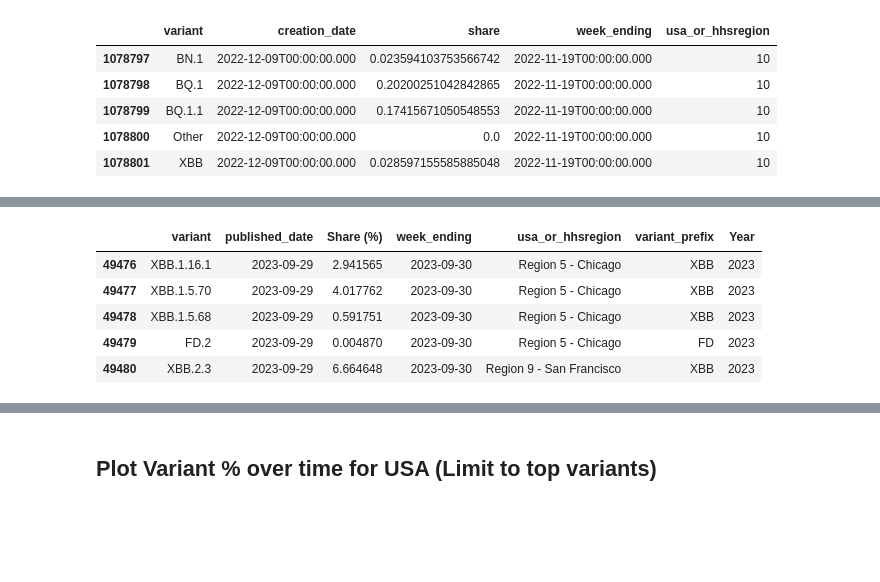
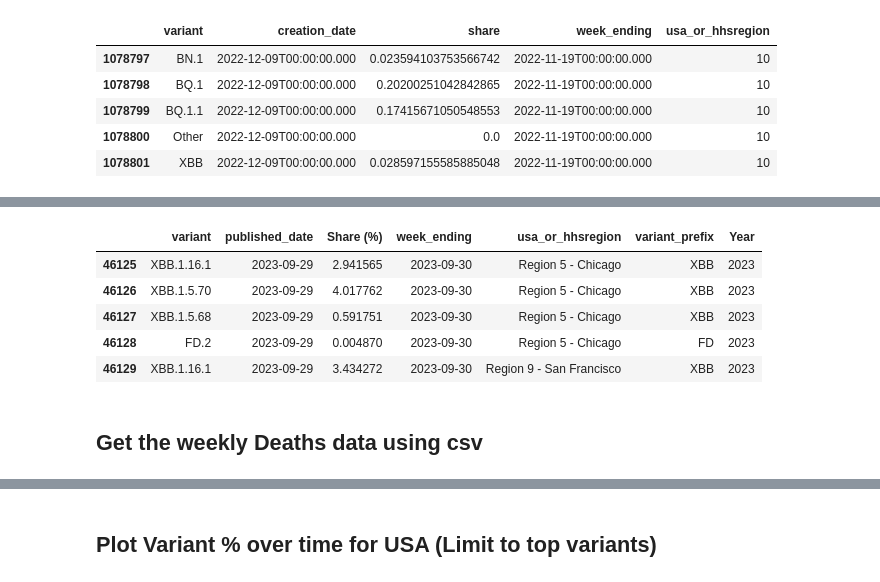
Before and after one commit to mcmonte95/Covid-Variant-Exploration-Project, a Jupyter notebook: main.ipynb, the cells around one changed output, grey strips where cells are left out. Drawn from its saved outputs; the diff is of its cells as text; code cells hidden in the pictures; blank space fills up the shorter version.

```diff
--- a/main.ipynb
+++ b/main.ipynb
@@ -107,14 +108,25 @@ region_mapping = {
 # %%
 # Set up dataframe to group by region
 region_df['usa_or_hhsregion'].replace(region_mapping, inplace=True)
+
+# Insert column for year if needed
 region_df['Year'] = region_df['week_ending'].dt.year
+
+# Filter out irrelevent data
+region_df = region_df[region_df['week_ending'] >= '2021-05-01']
+region_df = region_df[region_df['variant'] != 'Other']
+
+# Sort from oldest to latest date
 region_df.sort_values(by='week_ending', inplace=True)
 region_df.reset_index(drop=True, inplace=True)
+
 region_df.tail()
 # %% [output]
 |  | variant | published_date | Share (%) | week_ending | usa_or_hhsregion | variant_prefix | Year |
-| 49476 | XBB.1.16.1 | 2023-09-29 | 2.941565 | 2023-09-30 | Region 5 - Chicago | XBB | 2023 |
-| 49477 | XBB.1.5.70 | 2023-09-29 | 4.017762 | 2023-09-30 | Region 5 - Chicago | XBB | 2023 |
-| 49478 | XBB.1.5.68 | 2023-09-29 | 0.591751 | 2023-09-30 | Region 5 - Chicago | XBB | 2023 |
-| 49479 | FD.2 | 2023-09-29 | 0.004870 | 2023-09-30 | Region 5 - Chicago | FD | 2023 |
-| 49480 | XBB.2.3 | 2023-09-29 | 6.664648 | 2023-09-30 | Region 9 - San Francisco | XBB | 2023 |
+| 46125 | XBB.1.16.1 | 2023-09-29 | 2.941565 | 2023-09-30 | Region 5 - Chicago | XBB | 2023 |
+| 46126 | XBB.1.5.70 | 2023-09-29 | 4.017762 | 2023-09-30 | Region 5 - Chicago | XBB | 2023 |
+| 46127 | XBB.1.5.68 | 2023-09-29 | 0.591751 | 2023-09-30 | Region 5 - Chicago | XBB | 2023 |
+| 46128 | FD.2 | 2023-09-29 | 0.004870 | 2023-09-30 | Region 5 - Chicago | FD | 2023 |
+| 46129 | XBB.1.16.1 | 2023-09-29 | 3.434272 | 2023-09-30 | Region 9 - San Francisco | XBB | 2023 |
+# %% [markdown]
+## Get the weekly Deaths data using csv
```
Also changed, not shown: parts of 20 cells of this notebook, 4 other files.
